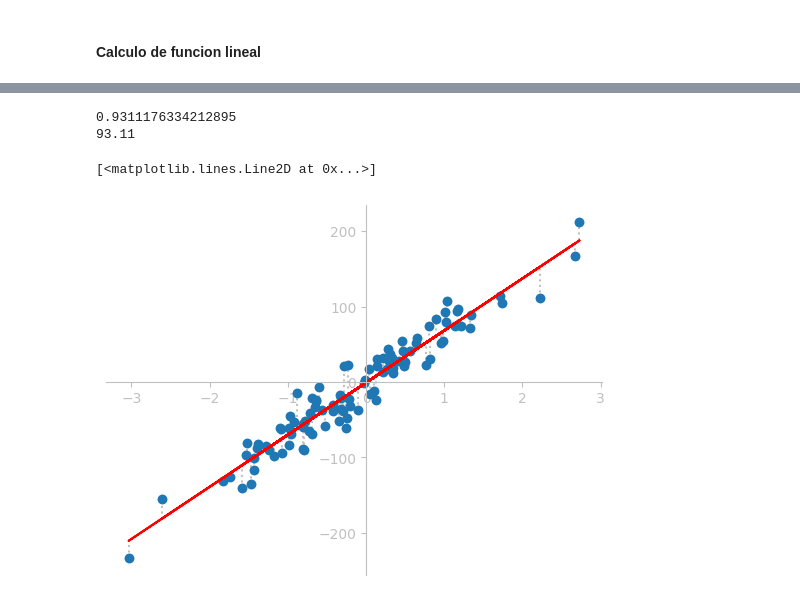
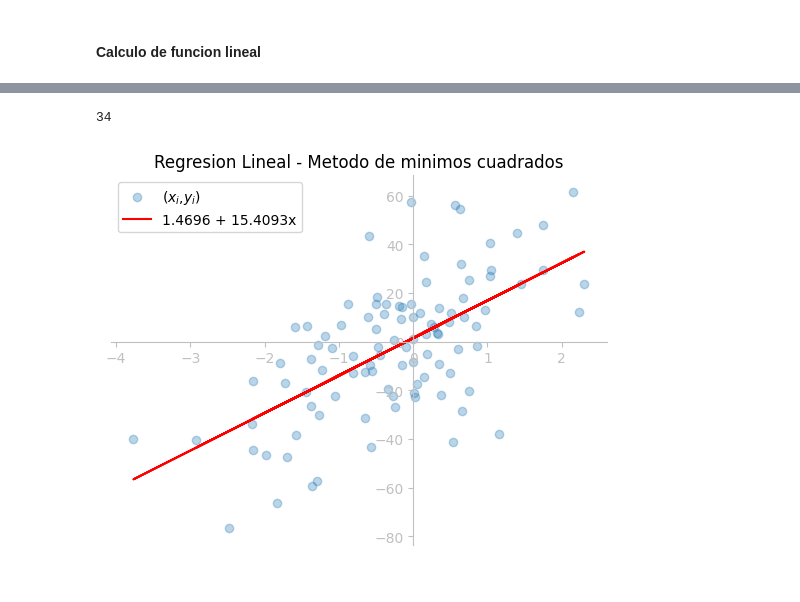
Before and after one commit to hdelcarpiom/Maestria03_IA, a Jupyter notebook: Practica 01/P01 MinimosCuadrados.ipynb, the cells around one changed output, grey strips where cells are left out. Cells and saved outputs as stored; diff of their text form; code cells hidden in the pictures.

```diff
--- a/Practica 01/P01 MinimosCuadrados.ipynb
+++ b/Practica 01/P01 MinimosCuadrados.ipynb
@@ -13,6 +12,9 @@ from sklearn import datasets
 # %%
 # n_puntos determina la cantidad de datos con los que se trabajara
 n_puntos = 100
+# h_presicion determina los decimales qeu se mostrara
+h_presicion = 4
+np.set_printoptions(precision=h_presicion)
 xi, yi = datasets.make_regression(n_samples=n_puntos, n_features=1, noise=20)
 # Datos prueba
 #xi=[2,2.4,1.5,3.5,3.5,3.5,3.7,3.7,3.7,2.4,2.4,3.5,5.9,5.9,4.7,4.7,4.7,4.7]
@@ -73,11 +73,5 @@ $ w_0 =\frac{\sum{y}-w_1\bar{x}}{n}$
 
 $ f(x) = w_0 + w_1x $
 # %%
-w1=(n*xy_sumatoria-x_sumatoria*y_sumatoria)/(n*x2_sumatoria-x_sumatoria**2)
-#w0= y_media - w1*x_media
-w0=(y_sumatoria-w1*x_sumatoria)/n
-x= sym.Symbol('X')
-f = w0 + w1*x
-fx = sym.lambdify(x,f)
-fi = fx(xi)
-archivo.write(str(fi))
+w1=np.around((n*xy_sumatoria-x_sumatoria*y_sumatoria)/(n*x2_sumatoria-x_sumatoria**2),h_presicion)
+w0=np.around((y_sumatoria-w1*x_sumatoria)/n,h_presicion)
@@ -102,37 +78,25 @@ plt.show()
-# %%
-# coeficiente de correlacion
-numerador = (n*xy_sumatoria - x_sumatoria*y_sumatoria)
-raiz1 = np.sqrt(n*x2_sumatoria-x_sumatoria**2)
-raiz2 = np.sqrt(n*y2_sumatoria-y_sumatoria**2)
-r= numerador/(raiz1*raiz2)
-#coeficiente de determinacion
-r2 = r**2
-r2_porcentaje = np.around(r2*100,2)
-print(r2)
-print(r2_porcentaje)
-# %% [output]
-0.9311176334212895
-93.11
+# %%
+archivo.write('\n===   Ecuacion Regresion Lineal   ===\n')
+archivo.write('Ec. regresion :  '  + str(w0) + ' + ' + str(w1) + 'x')
+# %% [output]
+34
 # %%
 fig = plt.figure()
 ax = fig.add_subplot(1, 1, 1)
+plt.scatter(xi, yi,alpha=0.3, label ='($x_i$,$y_i$)')
 ax.spines['left'].set_position('zero')
 ax.spines['left'].set_color('silver')
 ax.spines['bottom'].set_position('zero')
 ax.spines['bottom'].set_color('silver')
 ax.spines['right'].set_color('none')
 ax.spines['top'].set_color('none')
 ax.xaxis.set_ticks_position('bottom')
 ax.yaxis.set_ticks_position('left')
 ax.tick_params(axis='y', colors='silver')
 ax.tick_params(axis='x', colors='silver')
-for i in range(0,n,1):
-    y0=np.min([yi[i],fi[i]])
-    y1=np.max([yi[i],fi[i]])
-    plt.vlines(xi[i],y0,y1,color='silver', linestyle='dotted')
-plt.plot(xi,yi,'o')
-plt.scatter(xi, yi,alpha=0.3)
-plt.plot(xi,fi,color='red')
+plt.plot(xi , w0 + w1*xi, label= str(np.around(w0,h_presicion)) + ' + ' + str(w1) +'x', color ='red')
+plt.legend()
+plt.title('Regresion Lineal - Metodo de minimos cuadrados')
+plt.show()
 # %% [output]
-[<matplotlib.lines.Line2D at 0x...>]
-[figure, old version]
+[figure, new version]
```
Also changed, not shown: parts of 9 cells of this notebook, 13 other files.
